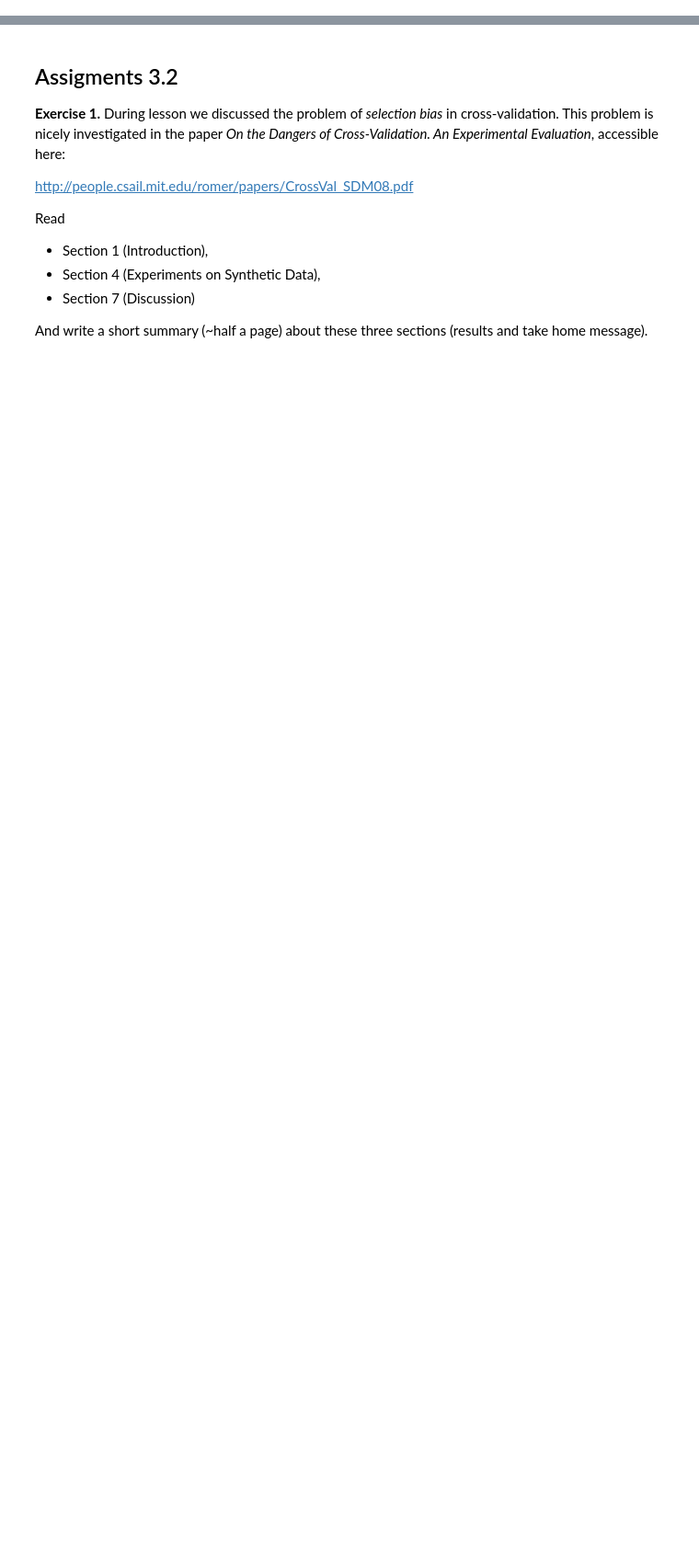
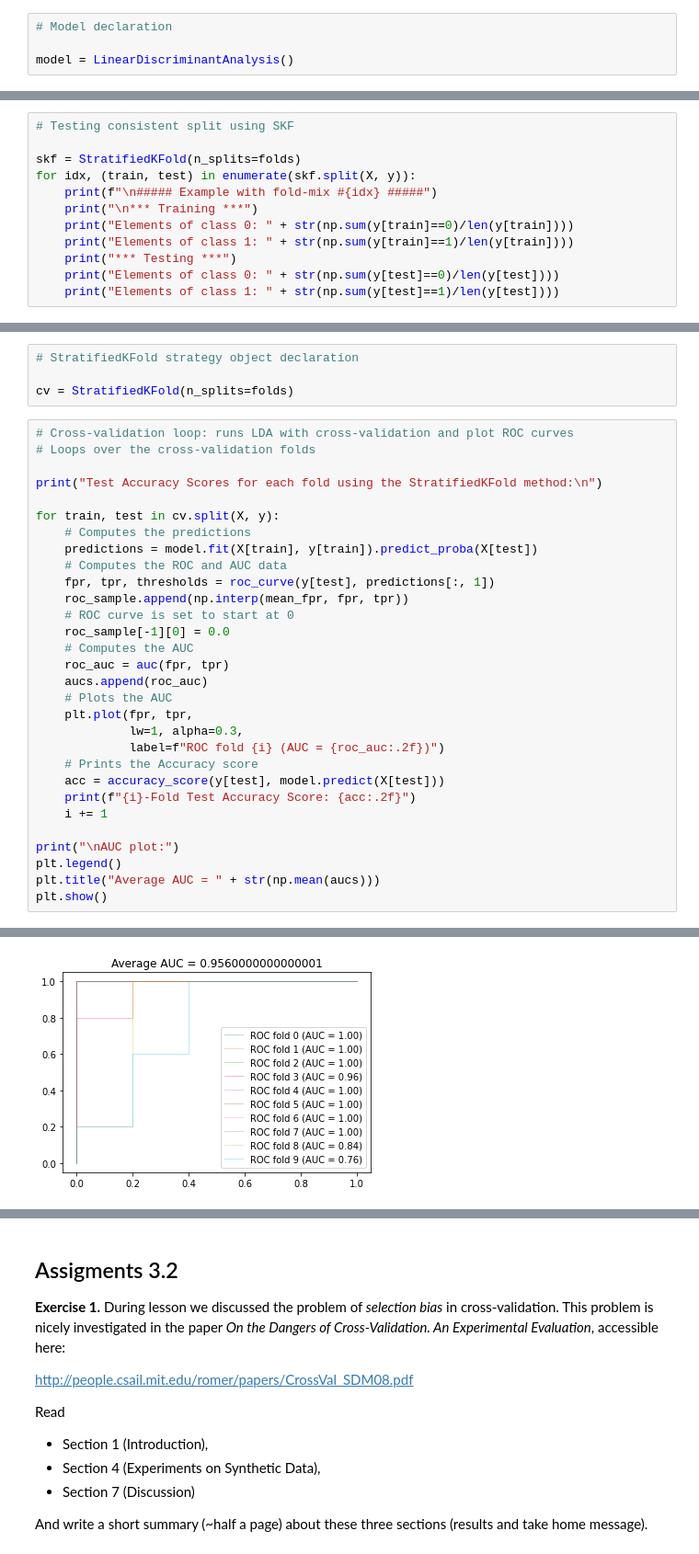
Before and after one commit to qlero/UCA_MSc-DS1, a Jupyter notebook: 2_model_selection/lecture_7/Assignments3.ipynb, the cells around one changed output, grey strips where cells are left out. Shown at 92% size. Saved outputs shown, nothing was run; the diff lists cells and outputs as text; blank space fills up the shorter version.

```diff
--- a/2_model_selection/lecture_7/Assignments3.ipynb
+++ b/2_model_selection/lecture_7/Assignments3.ipynb
@@ -13,0 +139,4 @@ __Exercise 2.__ Use the previous 10-fold cross-validation to plot and compute th
+# %%
+# Model declaration
+
+model = LinearDiscriminantAnalysis()
@@ -13,0 +179,12 @@ __Exercise 2.__ Use the previous 10-fold cross-validation to plot and compute th
+# %%
+# Testing consistent split using SKF
+
+skf = StratifiedKFold(n_splits=folds)
+for idx, (train, test) in enumerate(skf.split(X, y)):
+    print(f"\n##### Example with fold-mix #{idx} #####")
+    print("\n*** Training ***")
+    print("Elements of class 0: " + str(np.sum(y[train]==0)/len(y[train])))
+    print("Elements of class 1: " + str(np.sum(y[train]==1)/len(y[train])))
+    print("*** Testing ***")
+    print("Elements of class 0: " + str(np.sum(y[test]==0)/len(y[test])))
+    print("Elements of class 1: " + str(np.sum(y[test]==1)/len(y[test])))
@@ -13,0 +209,35 @@ __Exercise 2.__ Use the previous 10-fold cross-validation to plot and compute th
+# %%
+# StratifiedKFold strategy object declaration
+
+cv = StratifiedKFold(n_splits=folds)
+# %%
+# Cross-validation loop: runs LDA with cross-validation and plot ROC curves
+# Loops over the cross-validation folds
+
+print("Test Accuracy Scores for each fold using the StratifiedKFold method:\n")
+
+for train, test in cv.split(X, y):
+    # Computes the predictions
+    predictions = model.fit(X[train], y[train]).predict_proba(X[test])
+    # Computes the ROC and AUC data
+    fpr, tpr, thresholds = roc_curve(y[test], predictions[:, 1])
+    roc_sample.append(np.interp(mean_fpr, fpr, tpr))
+    # ROC curve is set to start at 0
+    roc_sample[-1][0] = 0.0
+    # Computes the AUC
+    roc_auc = auc(fpr, tpr)
+    aucs.append(roc_auc)
+    # Plots the AUC
+    plt.plot(fpr, tpr,
+             lw=1, alpha=0.3,
+             label=f"ROC fold {i} (AUC = {roc_auc:.2f})")
+    # Prints the Accuracy score
+    acc = accuracy_score(y[test], model.predict(X[test]))
+    print(f"{i}-Fold Test Accuracy Score: {acc:.2f}")
+    i += 1
+
+print("\nAUC plot:")
+plt.legend()
+plt.title("Average AUC = " + str(np.mean(aucs)))
+plt.show()
+# %% [output]
@@ -13,0 +258 @@ __Exercise 2.__ Use the previous 10-fold cross-validation to plot and compute th
+[figure, added]
```
Also changed, not shown: parts of 36 cells of this notebook.
